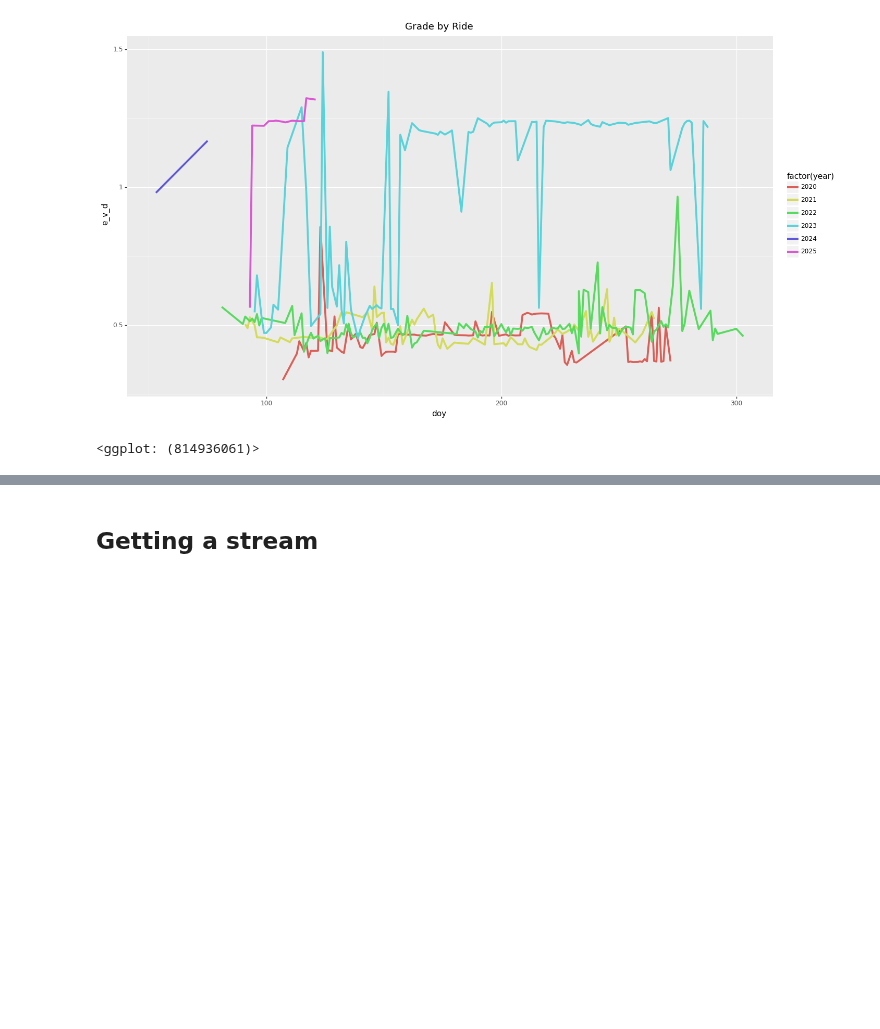
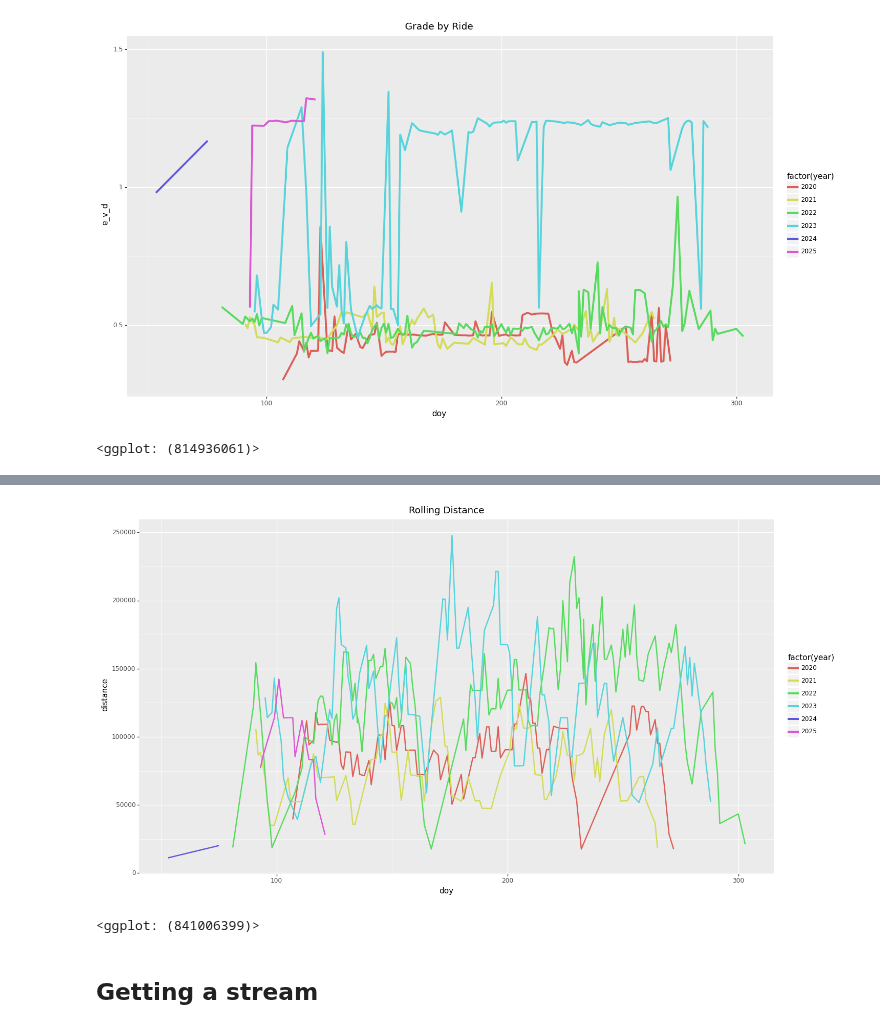
Before and after one commit to NWNHT/StravaPlotting, a Jupyter notebook: src/display_strava.ipynb, the cells around one changed output, grey strips where cells are left out. Cells and saved outputs as stored; diff of their text form; code cells hidden in the pictures; blank space fills up the shorter version.

```diff
--- a/src/display_strava.ipynb
+++ b/src/display_strava.ipynb
@@ -171,3 +183,21 @@ activities_df['doy'] = activities_df.start_date_local.apply(lambda x: x.timetupl
+# %%
+# df['value'].rolling(window='7D').mean()
+rolling_activities_df = activities_df.copy()
+rolling_activities_df = rolling_activities_df.set_index('start_date_local')
+rolling_activities_df = rolling_activities_df['distance'].rolling(window='7D').sum().reset_index()
+rolling_activities_df['year'] = pd.Categorical(rolling_activities_df.start_date_local.apply(lambda x: x.year))
+rolling_activities_df['woy'] = rolling_activities_df.start_date_local.apply(lambda x: x.isocalendar()[1])
+rolling_activities_df['doy'] = rolling_activities_df.start_date_local.apply(lambda x: x.timetuple().tm_yday)
+rolling_activities_df
+(gg.ggplot(rolling_activities_df)
+    + gg.geom_line(gg.aes(x='doy', y='distance', colour='factor(year)'), size=1)
+
+    + gg.theme(figure_size=(16, 9))
+    + gg.labs(title='Rolling Distance')
+    )
+# %% [output]
+[figure, added]
+<ggplot: (841006399)>
 # %% [markdown]
 ## Getting a stream
 # %%
```
Also changed, not shown: parts of 4 cells of this notebook.
